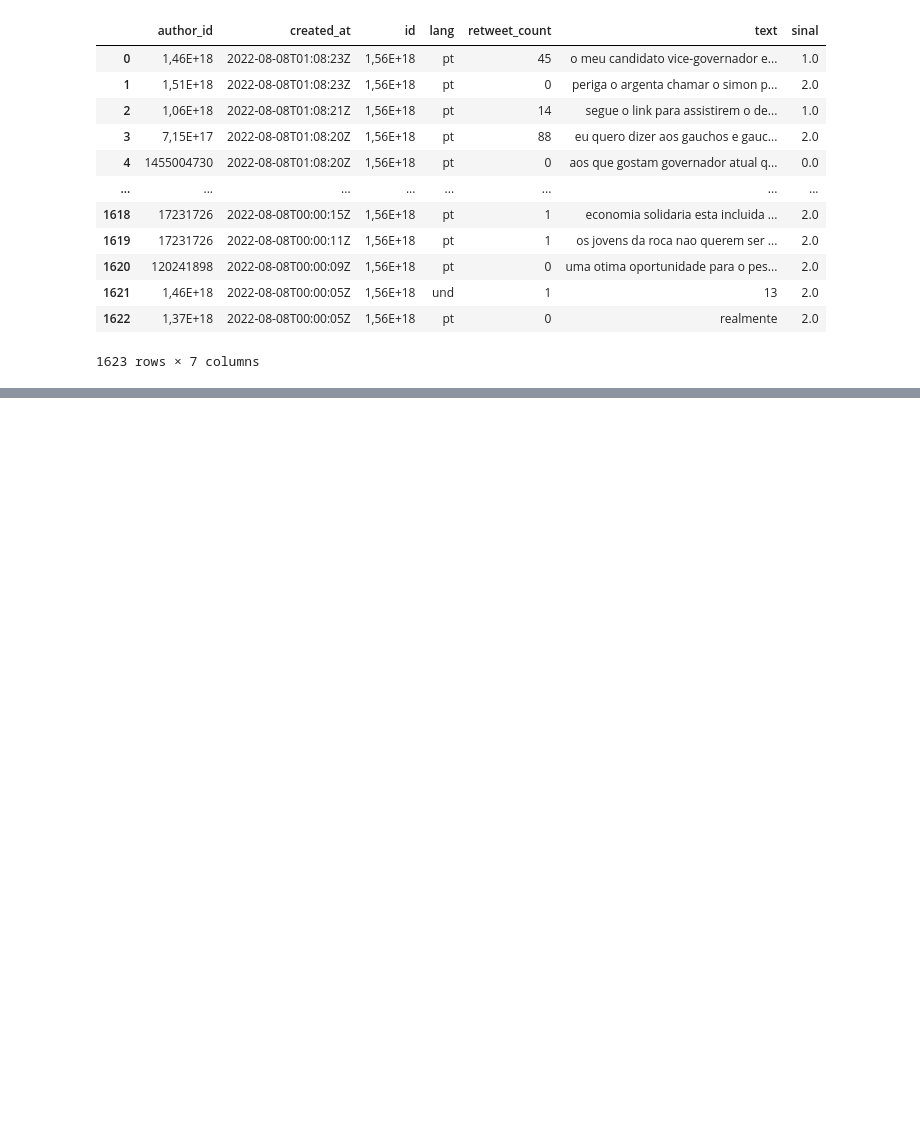
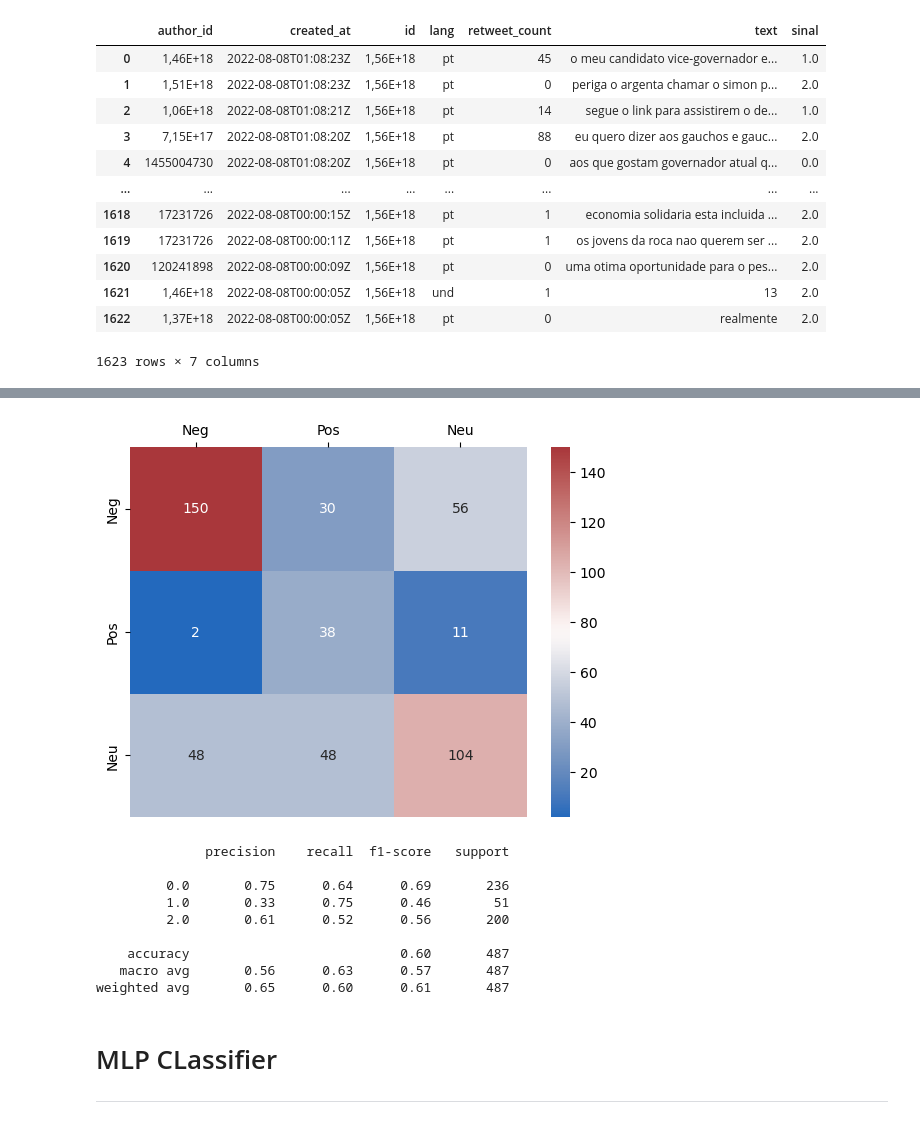
Before and after one commit to luizsouzars/Sentiment_Analysis, a Jupyter notebook: LES_sentiment.ipynb, the cells around one changed output, grey strips where cells are left out. Saved outputs shown, nothing was run; the diff lists cells and outputs as text; code cells hidden in the pictures; blank space fills up the shorter version.

```diff
--- a/LES_sentiment.ipynb
+++ b/LES_sentiment.ipynb
@@ -216,6 +272,7 @@ weighted avg       0.56      0.55      0.54       487
 # %%
-# pipeline_rfc = Pipeline([
-#         ('bow', CountVectorizer(analyzer=process_text)),
-#         ('tfidf', TfidfTransformer()),
-#         ('classifier', RandomForestClassifier(50))
-#     ])
+'''Logistic Regression Pipeline'''
+logReg_pipeline = Pipeline([
+        ('bow', CountVectorizer(analyzer=process_text)),
+        ('tfidf', TfidfTransformer()),
+        ('classifier', LogisticRegression())
+    ])
@@ -228,0 +279,26 @@ weighted avg       0.56      0.55      0.54       487
+# %%
+logReg_pipeline.fit(text_train,sinal_train)
+logReg_pred = logReg_pipeline.predict(text_test)
+# %%
+'''Confusion matrix'''
+logReg_cm = confusion_matrix(logReg_pred,sinal_test)
+sns.heatmap(logReg_cm,annot=True,cmap='vlag',fmt='d',xticklabels=['Neg','Pos','Neu'],yticklabels=['Neg','Pos','Neu']).xaxis.tick_top()
+plt.show()
+
+'''Classification Report'''
+logReg_cr = classification_report(logReg_pred,sinal_test)
+print(logReg_cr)
+# %% [output]
+[figure, added]
+              precision    recall  f1-score   support
+
+         0.0       0.75      0.64      0.69       236
+         1.0       0.33      0.75      0.46        51
+         2.0       0.61      0.52      0.56       200
+
+    accuracy                           0.60       487
+   macro avg       0.56      0.63      0.57       487
+weighted avg       0.65      0.60      0.61       487
+# %% [markdown]
+# MLP CLassifier
+___
```
Also changed, not shown: parts of 36 cells of this notebook.
